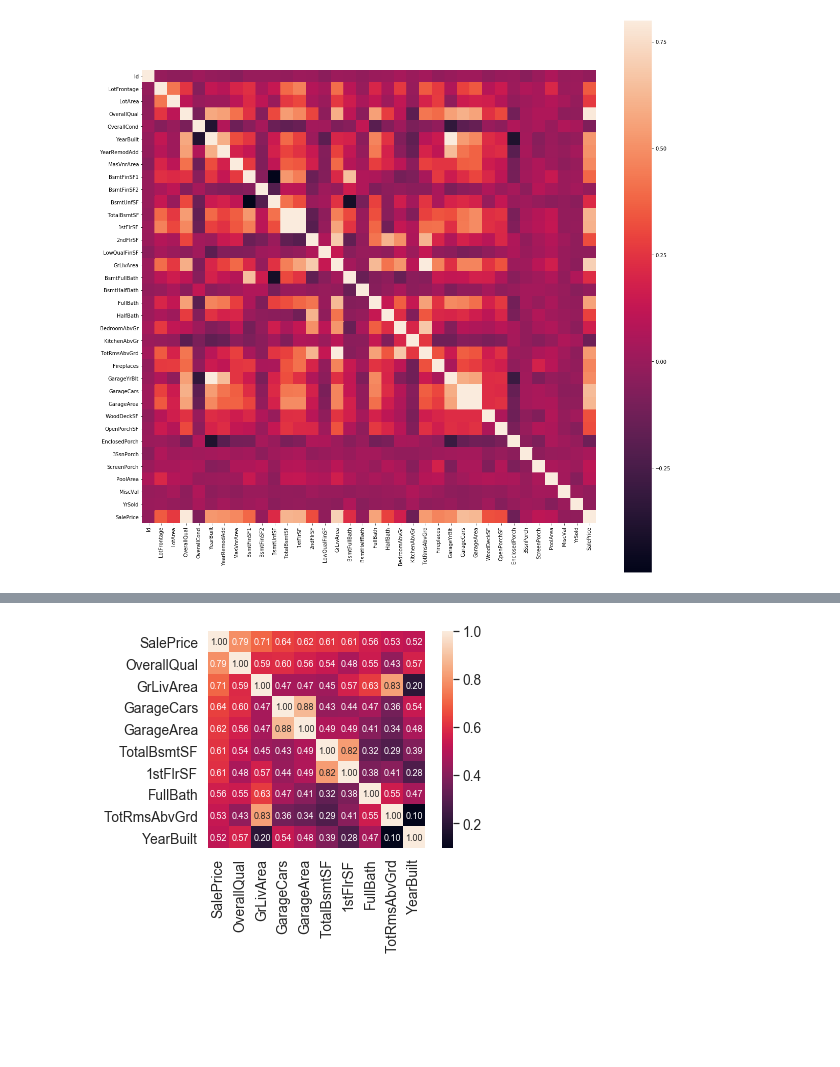
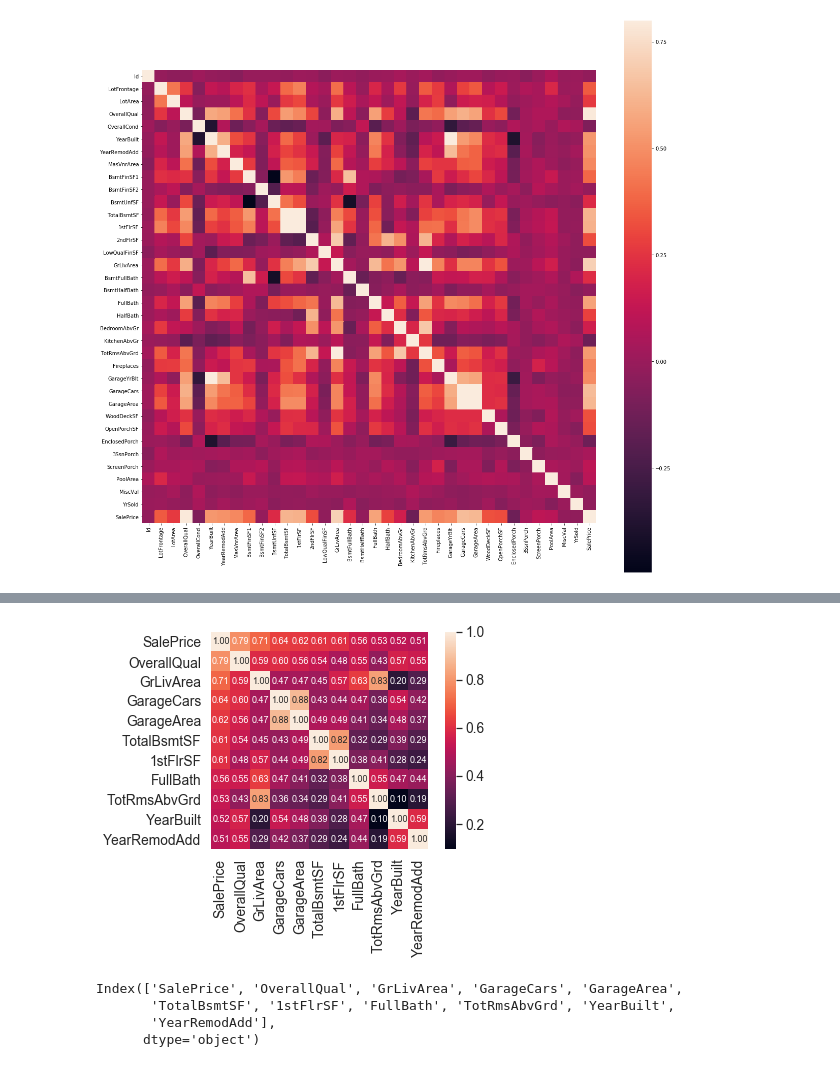
Before and after one commit to dina-deifallah/house-prices-advanced, a Jupyter notebook: EDA.ipynb, the cells around one changed output, grey strips where cells are left out. Saved outputs shown, nothing was run; the diff lists cells and outputs as text; code cells hidden in the pictures; blank space fills up the shorter version.

```diff
--- a/EDA.ipynb
+++ b/EDA.ipynb
@@ -660,14 +660,21 @@ corrmat.nlargest(10, 'SalePrice')
 # %%
 # Zooming in the correlation heatmap for the highest 10 features
 
 #saleprice correlation matrix
-k = 10 #number of variables for heatmap
+k = 11 #number of variables for heatmap
 cols = corrmat.nlargest(k, 'SalePrice')['SalePrice'].index
 cm = raw_data[cols].corr()
 sns.set(font_scale=1.25)
 hm = sns.heatmap(cm,cbar=True, annot=True, square=True, fmt='.2f', annot_kws={'size': 9},
                  yticklabels=cols.values, xticklabels=cols.values)
 #plt.figure(figsize=(20,20))
 plt.show()
 # %% [output]
-[figure, old version]
+[figure, new version]
+# %%
+cols
+# %% [output]
+Index(['SalePrice', 'OverallQual', 'GrLivArea', 'GarageCars', 'GarageArea',
+       'TotalBsmtSF', '1stFlrSF', 'FullBath', 'TotRmsAbvGrd', 'YearBuilt',
+       'YearRemodAdd'],
+      dtype='object')
```
Also changed, not shown: parts of 2 cells of this notebook, 1 other file.
